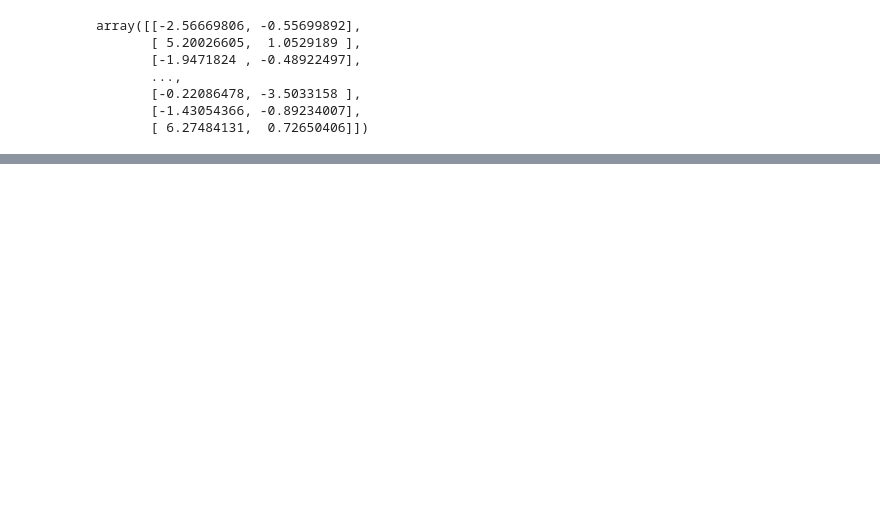
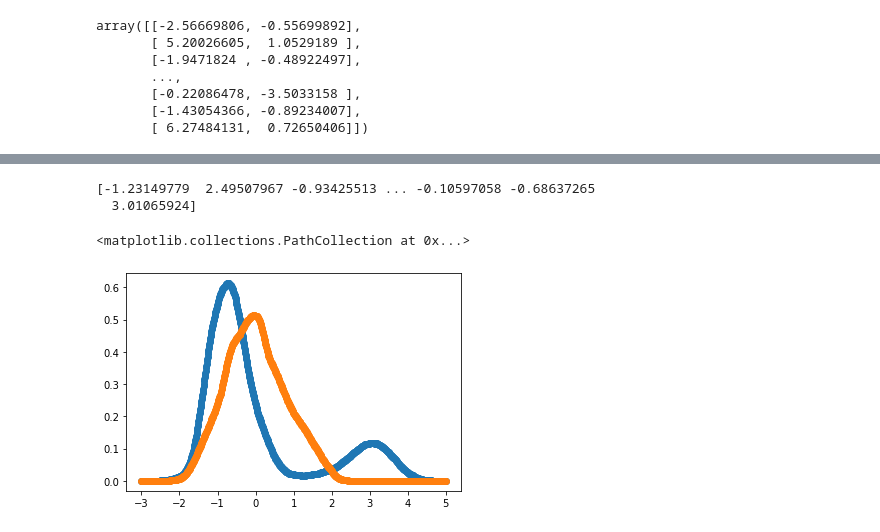
Before and after one commit to ChristianSneffeFleischer/MachineLearningExam, a Jupyter notebook: lda_tester.ipynb, the cells around one changed output, grey strips where cells are left out. Cells and saved outputs as stored; diff of their text form; code cells hidden in the pictures; blank space fills up the shorter version.

```diff
--- a/lda_tester.ipynb
+++ b/lda_tester.ipynb
@@ -226,0 +272,33 @@ array([[-2.56669806, -0.55699892],
+# %%
+X_1 = X_projected[:, 0]
+X_2 = X_projected[:, 1]
+
+print(X_1)
+# %% [output]
+[-1.23149779  2.49507967 -0.93425513 ... -0.10597058 -0.68637265
+  3.01065924]
+# %%
+def kernel_estimate(data, x, h):
+    n = len(data)
+    count = 0
+    for data_point in data:
+        if data_point >= x - h and data_point <= x + h:
+            count += 1
+    return count / (n * 2 * h)
+# %%
+x_range = np.linspace(-3, 5, 1000)
+h = .5
+
+X_1_estimates = []
+X_2_estimates = []
+for x in x_range:
+    X_1_estimates.append(kernel_estimate(X_1, x, h))
+    X_2_estimates.append(kernel_estimate(X_2, x, h))
+# %%
+import matplotlib.pyplot as plt
+
+plt.scatter(x_range, X_1_estimates)
+plt.scatter(x_range, X_2_estimates)
+# %% [output]
+<matplotlib.collections.PathCollection at 0x...>
+[figure, added]
```
Also changed, not shown: parts of 9 cells of this notebook.
